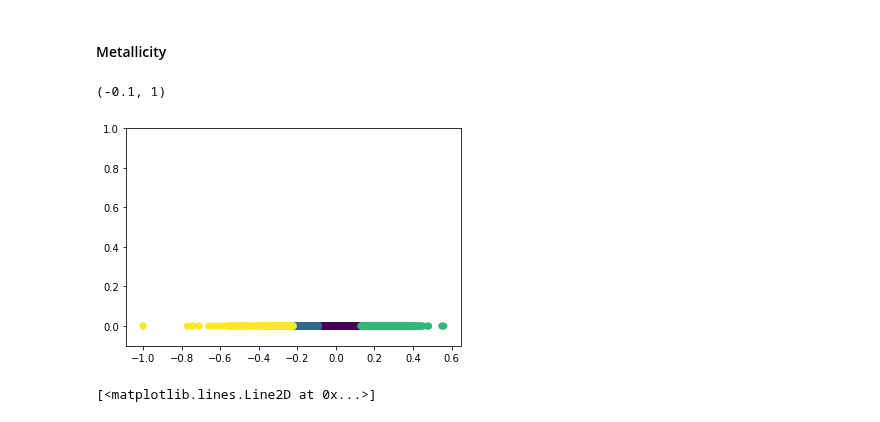
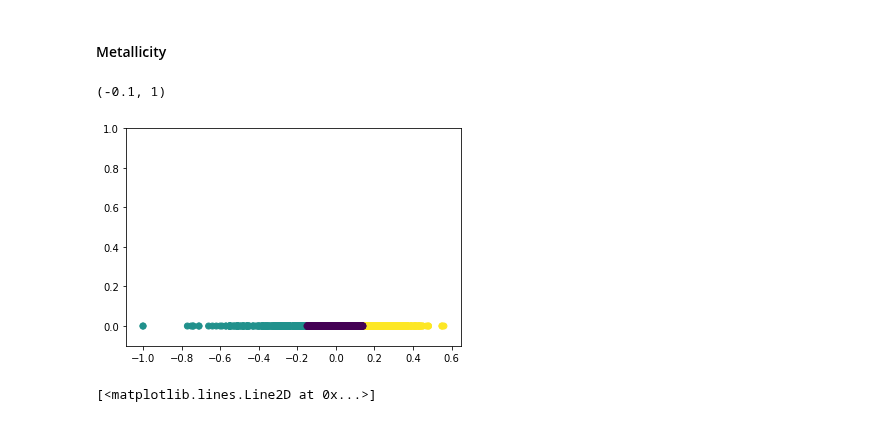
Before and after one commit to fjbautistas/Mixture_Gaussian_CM_of_Planets, a Jupyter notebook: clasif.ipynb, the cells around one changed output. Saved outputs shown, nothing was run; the diff lists cells and outputs as text; code cells hidden in the pictures.

```diff
--- a/clasif.ipynb
+++ b/clasif.ipynb
@@ -180,16 +207,16 @@ dataMet = data_ep[pd.notnull(data_ep["star_metallicity"])]
 dataMetA = dataMet[pd.notnull(dataMet["star_metallicity_error_min"])]
 dataMet = dataMetA[['star_name',"star_metallicity","star_metallicity_error_min"]]
 # %%
-gmm2 = GaussianMixture(4, covariance_type='full', random_state=0)
+gmm2 = GaussianMixture(3, covariance_type='full', random_state=0)
 B=dataMet[["star_metallicity"]]
 gmm2.fit(B.values)
 cluster_label = gmm2.predict(B.values)
 B.values[:, 0]
 plt.scatter((B.values),np.zeros(len(B)), c=cluster_label);
 plt.ylim(-0.1,1)
 # %% [output]
 (-0.1, 1)
-[figure, old version]
+[figure, new version]
 # %%
 bic=[]
 for i in range(15):
```
Also changed, not shown: parts of 4 cells of this notebook, 1 other file.
